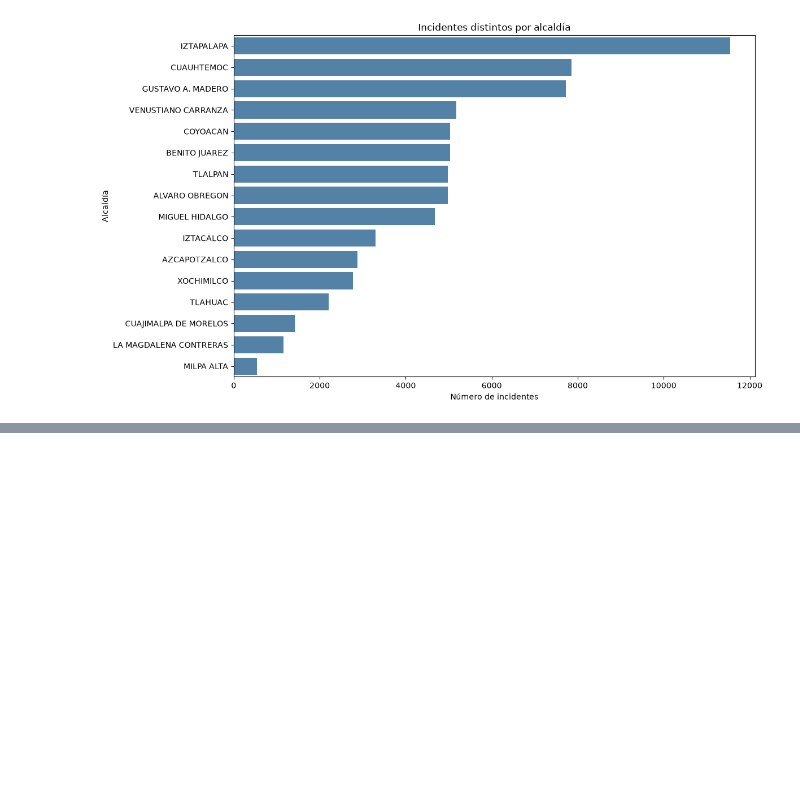
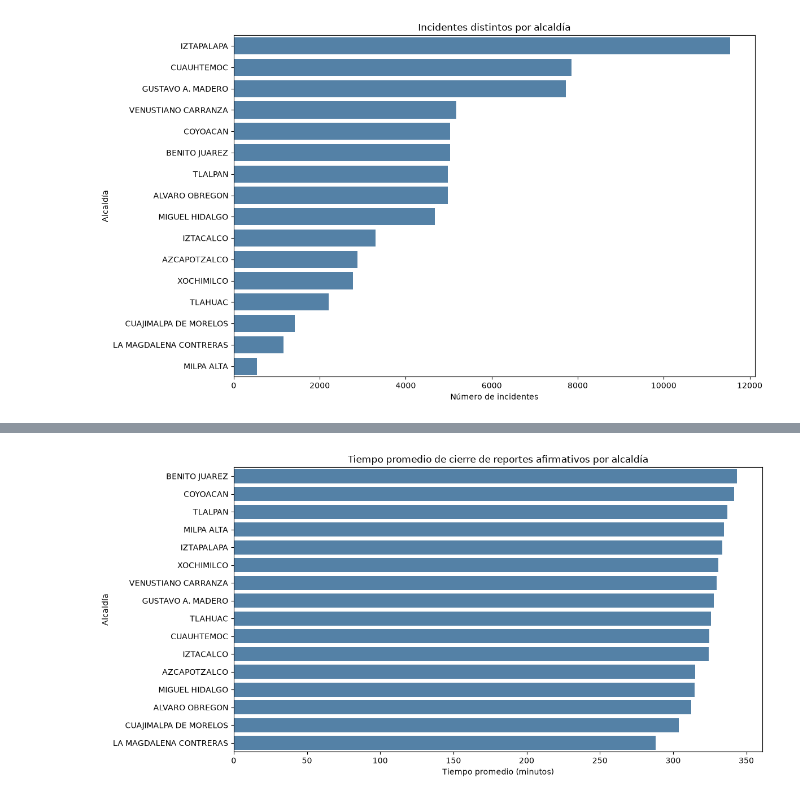
Before and after one commit to JafetR19/ds-project-team1-CGNR-JASR, a Jupyter notebook: notebooks/nb02_preguntas_visualizaciones.ipynb, the cells around one changed output, grey strips where cells are left out. Drawn from its saved outputs; the diff is of its cells as text; code cells hidden in the pictures; blank space fills up the shorter version.

```diff
--- a/notebooks/nb02_preguntas_visualizaciones.ipynb
+++ b/notebooks/nb02_preguntas_visualizaciones.ipynb
@@ -322,0 +247,14 @@ plt.show()
+# %%
+tabla_afirmativos = (
+    df[df['codigo_cierre'] == 'A']
+    .groupby('alcaldia_inicio')
+    .agg(
+        reportes=('folio', 'count'),
+        tiempo_promedio=('tiempo_minutos', 'mean')
+    )
+    .round(2)
+    .sort_values('tiempo_promedio', ascending=False)
+    .reset_index()
+)
+
+display(tabla_afirmativos)
@@ -322,0 +279,17 @@ plt.show()
+# %%
+plt.figure(figsize=(12, 6))
+
+sns.barplot(
+    data=tabla_afirmativos,
+    x='tiempo_promedio',
+    y='alcaldia_inicio',
+    color='steelblue'
+)
+
+plt.title('Tiempo promedio de cierre de reportes afirmativos por alcaldía')
+plt.xlabel('Tiempo promedio (minutos)')
+plt.ylabel('Alcaldía')
+plt.tight_layout()
+plt.show()
+# %% [output]
+[figure, added]
```
Also changed, not shown: parts of 8 cells of this notebook.
